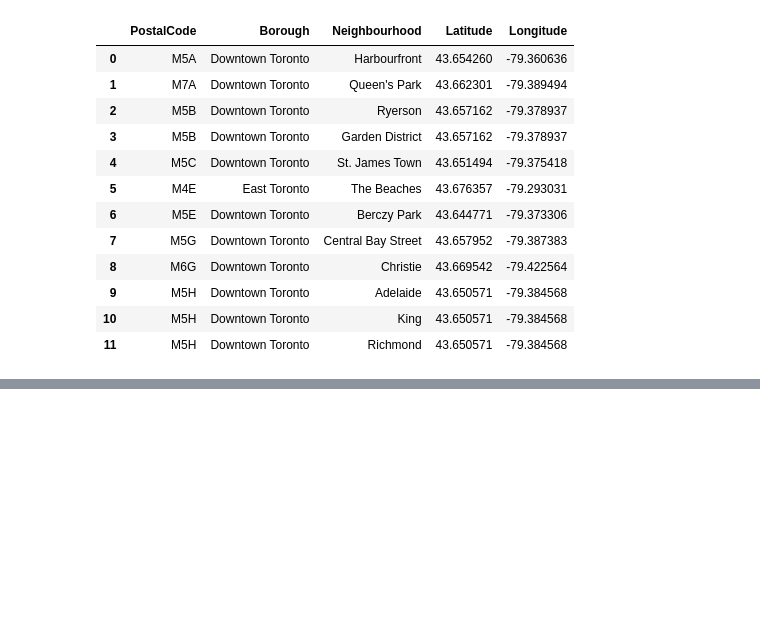
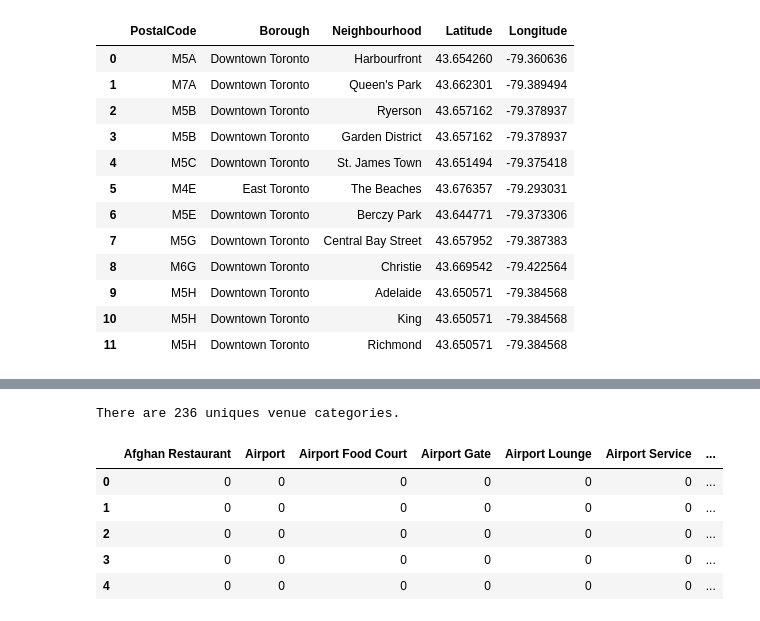
Before and after one commit to KodePro/Coursera_Capstone, a Jupyter notebook: Clustering Neighborhoods in Toronto.ipynb, the cells around one changed output, grey strips where cells are left out. Saved outputs shown, nothing was run; the diff lists cells and outputs as text; code cells hidden in the pictures; blank space fills up the shorter version.

```diff
--- a/Clustering Neighborhoods in Toronto.ipynb
+++ b/Clustering Neighborhoods in Toronto.ipynb
@@ -221,10 +207,10 @@ df_neigh.head(12)
 # %%
-
-CLIENT_ID = 'VAMYR4JCDFF3U1XBQIN1DE1Y5U4MI35CXMYASOZMI.....'
-CLIENT_SECRET = 'W3MIJ3QSKQDC2TKPD1RKCDBEGOKS4VZNHMDWF......'
-VERSION = '20180605'
-LIMIT = 100
-radius = 400
+# foursquare crendentials
+CLIENT_ID = 'VAMYR4JCDFF3U1XBQIN1DE1Y5U4MI35CXMY.....' # your Foursquare ID
+CLIENT_SECRET = 'W3MIJ3QSKQDC2TKPD1RKCDBEGOKS4VZNHMD......' # your Foursquare Secret
+VERSION = '20180605' # Foursquare API version
+LIMIT = 100 # limit of number of venues returned by Foursquare API
+radius = 400 # define radius
 
 def getNearbyVenues(names, latitudes, longitudes, radius=500):
 
@@ -232,7 +218,7 @@ def getNearbyVenues(names, latitudes, longitudes, radius=500):
     for name, lat, lng in zip(names, latitudes, longitudes):
         print(name)
 
-
+        # create the API request URL
         url = 'https://api.foursquare.com/v2/venues/explore?&client_id={}&client_secret={}&v={}&ll={},{}&radius={}&limit={}'.format(
             CLIENT_ID,
             CLIENT_SECRET,
@@ -242,10 +228,10 @@ def getNearbyVenues(names, latitudes, longitudes, radius=500):
             radius,
             LIMIT)
 
-
+        # make the GET request
         results = requests.get(url).json()["response"]['groups'][0]['items']
 
-        --
+        # return only relevant information for each nearby venue
         venues_list.append([(
             name,
             lat,
@@ -269,0 +254,5 @@ def getNearbyVenues(names, latitudes, longitudes, radius=500):
+# %%
+toronto_venues = getNearbyVenues(names=df_neigh['Neighbourhood'],
+                                   latitudes=df_neigh['Latitude'],
+                                   longitudes=df_neigh['Longitude']
+                                  )
@@ -269,0 +287,25 @@ def getNearbyVenues(names, latitudes, longitudes, radius=500):
+# %%
+print('There are {} uniques venue categories.'.format(len(toronto_venues['Venue Category'].unique())))
+# %% [output]
+There are 236 uniques venue categories.
+# %%
+toronto_urban = pd.get_dummies(toronto_venues[['Venue Category']], prefix="", prefix_sep="")
+
+
+toronto_urban['YNeighborhood'] = toronto_venues['Neighborhood']
+
+toronto_urban.columns[-1]
+
+
+fixed_columns = [toronto_urban.columns[-1]] + list(toronto_urban.columns[:-1])
+toronto_onehot = toronto_urban[fixed_columns]
+toronto_urban.rename(columns={'YNeighborhood': 'TheNeighborhood'}, inplace=True)
+
+toronto_urban.head()
+# %% [output]
+|  | Afghan Restaurant | Airport | Airport Food Court | Airport Gate | Airport Lounge | Airport Service | ... |
+| 0 | 0 | 0 | 0 | 0 | 0 | 0 | ... |
+| 1 | 0 | 0 | 0 | 0 | 0 | 0 | ... |
+| 2 | 0 | 0 | 0 | 0 | 0 | 0 | ... |
+| 3 | 0 | 0 | 0 | 0 | 0 | 0 | ... |
+| 4 | 0 | 0 | 0 | 0 | 0 | 0 | ... |
```
Also changed, not shown: parts of 19 cells of this notebook.
